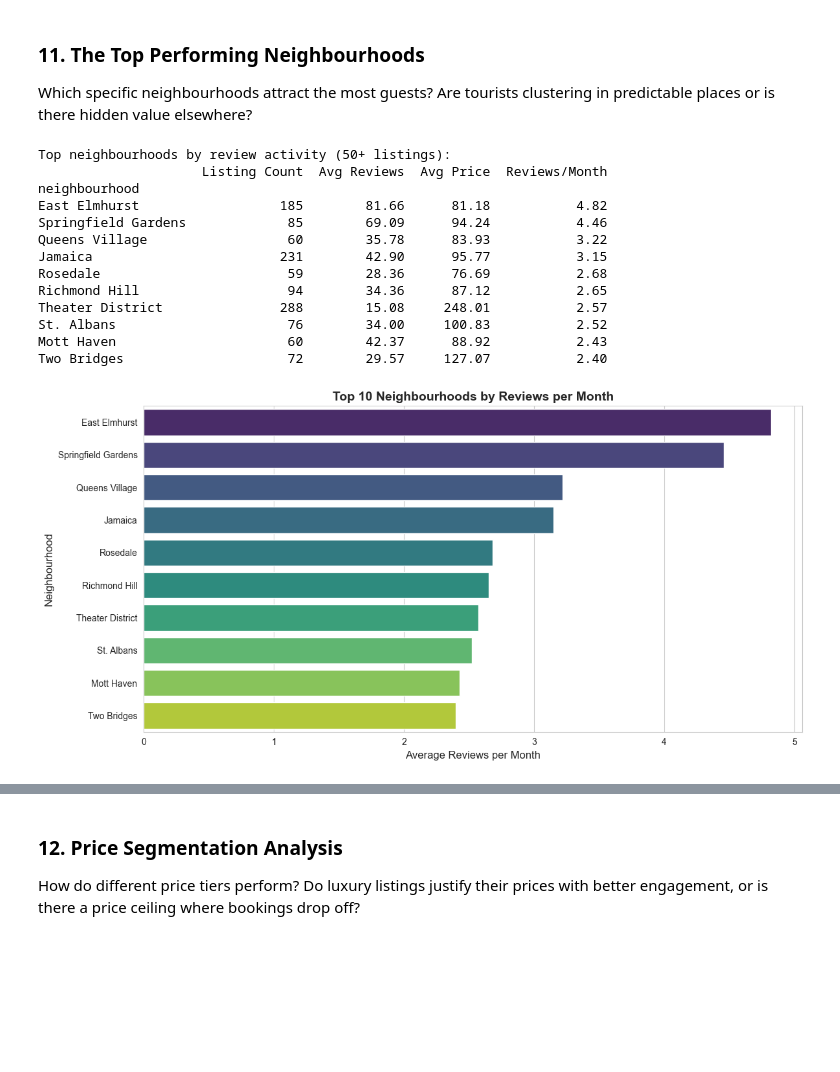
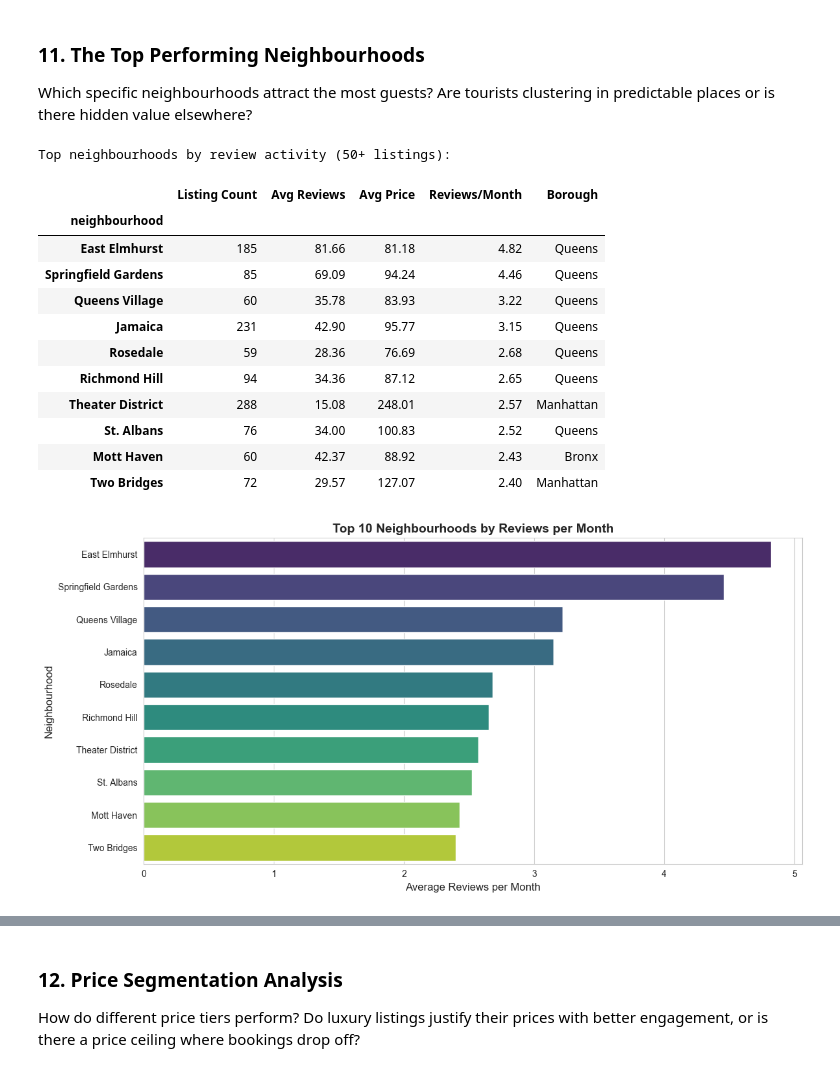
Before and after one commit to abbas-poonawala/ds-internship, a Jupyter notebook: full-ds-ml/project1/project1.ipynb, the cells around one changed output, grey strips where cells are left out. Cells and saved outputs as stored; diff of their text form; code cells hidden in the pictures; blank space fills up the shorter version.

```diff
--- a/full-ds-ml/project1/project1.ipynb
+++ b/full-ds-ml/project1/project1.ipynb
@@ -877,22 +886,31 @@ Percentage offering nightly rates: 29.7%
 ### 11. The Top Performing Neighbourhoods
 
 Which specific neighbourhoods attract the most guests? Are tourists clustering in predictable places or is there hidden value elsewhere?
+# %%
+# top neighbourhoods by review activity
+top_neighbourhoods = df.groupby("neighbourhood").agg({"id": "count", "number_of_reviews": "mean", "price": "mean", "reviews_per_month": "mean", "neighbourhood_group": "first"}).round(2)
+
+top_neighbourhoods.columns = ["Listing Count", "Avg Reviews", "Avg Price", "Reviews/Month", "Borough"]
+top_neighbourhoods = top_neighbourhoods[top_neighbourhoods["Listing Count"] >= 50]  # filter for scale
+top_neighbourhoods = top_neighbourhoods.sort_values("Reviews/Month", ascending=False)
+
+print("Top neighbourhoods by review activity (50+ listings):")
+top_neighbourhoods.head(10)
+# %% [output]
+Top neighbourhoods by review activity (50+ listings):
+|  | Listing Count | Avg Reviews | Avg Price | Reviews/Month | Borough |
+| neighbourhood |  |  |  |  |  |
+| East Elmhurst | 185 | 81.66 | 81.18 | 4.82 | Queens |
+| Springfield Gardens | 85 | 69.09 | 94.24 | 4.46 | Queens |
+| Queens Village | 60 | 35.78 | 83.93 | 3.22 | Queens |
+| Jamaica | 231 | 42.90 | 95.77 | 3.15 | Queens |
+| Rosedale | 59 | 28.36 | 76.69 | 2.68 | Queens |
+| Richmond Hill | 94 | 34.36 | 87.12 | 2.65 | Queens |
+| Theater District | 288 | 15.08 | 248.01 | 2.57 | Manhattan |
+| St. Albans | 76 | 34.00 | 100.83 | 2.52 | Queens |
+| Mott Haven | 60 | 42.37 | 88.92 | 2.43 | Bronx |
+| Two Bridges | 72 | 29.57 | 127.07 | 2.40 | Manhattan |
 # %%
-# top neighbourhoods by review activity
-top_neighbourhoods = df.groupby("neighbourhood").agg({
-    "id": "count",
-    "number_of_reviews": "mean",
-    "price": "mean",
-    "reviews_per_month": "mean"
-}).round(2)
-
-top_neighbourhoods.columns = ["Listing Count", "Avg Reviews", "Avg Price", "Reviews/Month"]
-top_neighbourhoods = top_neighbourhoods[top_neighbourhoods["Listing Count"] >= 50]  # filter for scale
-top_neighbourhoods = top_neighbourhoods.sort_values("Reviews/Month", ascending=False)
-
-print("Top neighbourhoods by review activity (50+ listings):")
-print(top_neighbourhoods.head(10))
-
 # bar chart
 fig, ax = plt.subplots(figsize=(12, 6))
 sns.barplot(data=top_neighbourhoods.head(10), x='Reviews/Month', y=top_neighbourhoods.head(10).index, palette='viridis', ax=ax)
@@ -902,17 +920,4 @@ ax.set_ylabel('Neighbourhood', fontsize=12)
 plt.tight_layout()
 plt.show()
 # %% [output]
-Top neighbourhoods by review activity (50+ listings):
-                     Listing Count  Avg Reviews  Avg Price  Reviews/Month
-neighbourhood
-East Elmhurst                  185        81.66      81.18           4.82
-Springfield Gardens             85        69.09      94.24           4.46
-Queens Village                  60        35.78      83.93           3.22
-Jamaica                        231        42.90      95.77           3.15
-Rosedale                        59        28.36      76.69           2.68
-Richmond Hill                   94        34.36      87.12           2.65
-Theater District               288        15.08     248.01           2.57
-St. Albans                      76        34.00     100.83           2.52
-Mott Haven                      60        42.37      88.92           2.43
-Two Bridges                     72        29.57     127.07           2.40
 [figure]
```
Also changed, not shown: parts of 20 cells of this notebook, 4 other files.
